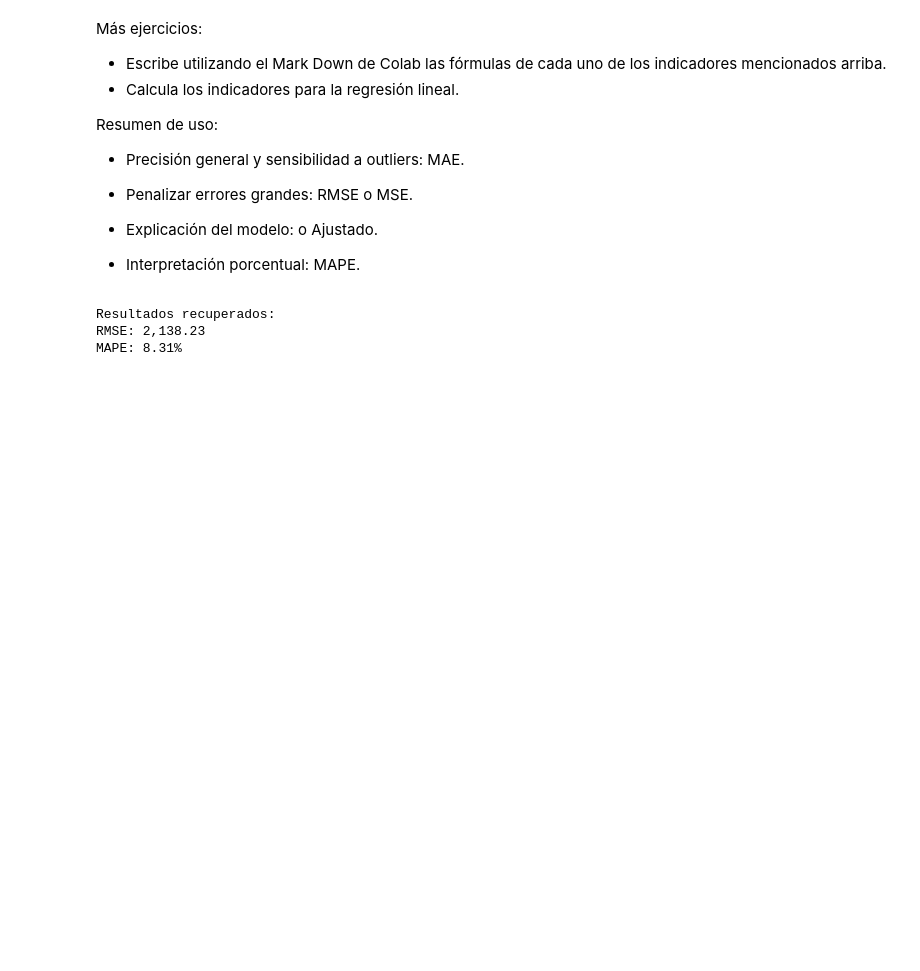
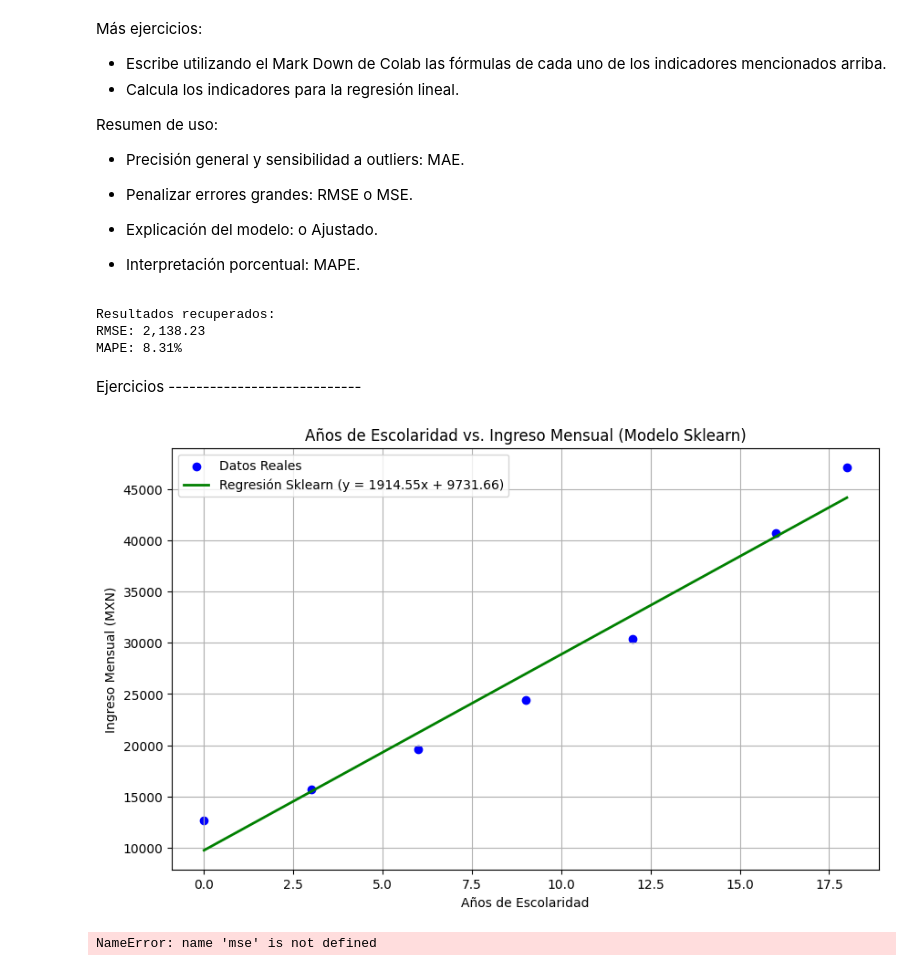
Before and after one commit to paolanavarror/mineria-de-datos, a Jupyter notebook: MineriaDeDatos.ipynb, the cells around one changed output. Saved outputs shown, nothing was run; the diff lists cells and outputs as text; code cells hidden in the pictures; blank space fills up the shorter version.

Commit message:
S3-Ejercicios de MSE (martes 03 de feb)

```diff
--- a/MineriaDeDatos.ipynb
+++ b/MineriaDeDatos.ipynb
@@ -913,3 +912,38 @@ print(f"MAPE: {mape:.2f}%")
 Resultados recuperados:
 RMSE: 2,138.23
 MAPE: 8.31%
+# %% [markdown]
+Ejercicios ----------------------------
+# %%
+#1.Gráfica la linea de regresión
+import matplotlib.pyplot as plt
+
+#Calcular los valores y de la recta de sklearn
+y_pred_sklearn = m_sklearn * anios_escolaridad + b_sklearn
+
+plt.figure(figsize=(10, 6))
+plt.scatter(anios_escolaridad, ingreso_mensual_estimado_mx, color='blue', label='Datos Reales')
+plt.plot(anios_escolaridad, y_pred_sklearn, color='green', linewidth=2,
+         label=f'Regresión Sklearn (y = {m_sklearn:.2f}x + {b_sklearn:.2f})')
+
+plt.title('Años de Escolaridad vs. Ingreso Mensual (Modelo Sklearn)')
+plt.xlabel('Años de Escolaridad')
+plt.ylabel('Ingreso Mensual (MXN)')
+plt.legend()
+plt.grid(True)
+plt.show()
+# %% [output]
+[figure, added]
+# %%
+#2.Calculo del MSE de la regresión lineal
+#Valores predichos por sklearn ya calculados: y_pred_sklearn
+#Calcular errores de sklearn
+errores_sklearn = ingreso_mensual_estimado_mx - y_pred_sklearn
+
+#Elevar al cuadrado y promediar
+mse_sklearn = np.mean(errores_sklearn**2)
+
+print(f"MSE del primer intento (manual): {mse:,.2f}")
+print(f"MSE de la regresión lineal (sklearn): {mse_sklearn:,.2f}")
+# %% [output]
+NameError: name 'mse' is not defined
```
Also changed, not shown: parts of 5 cells of this notebook.
